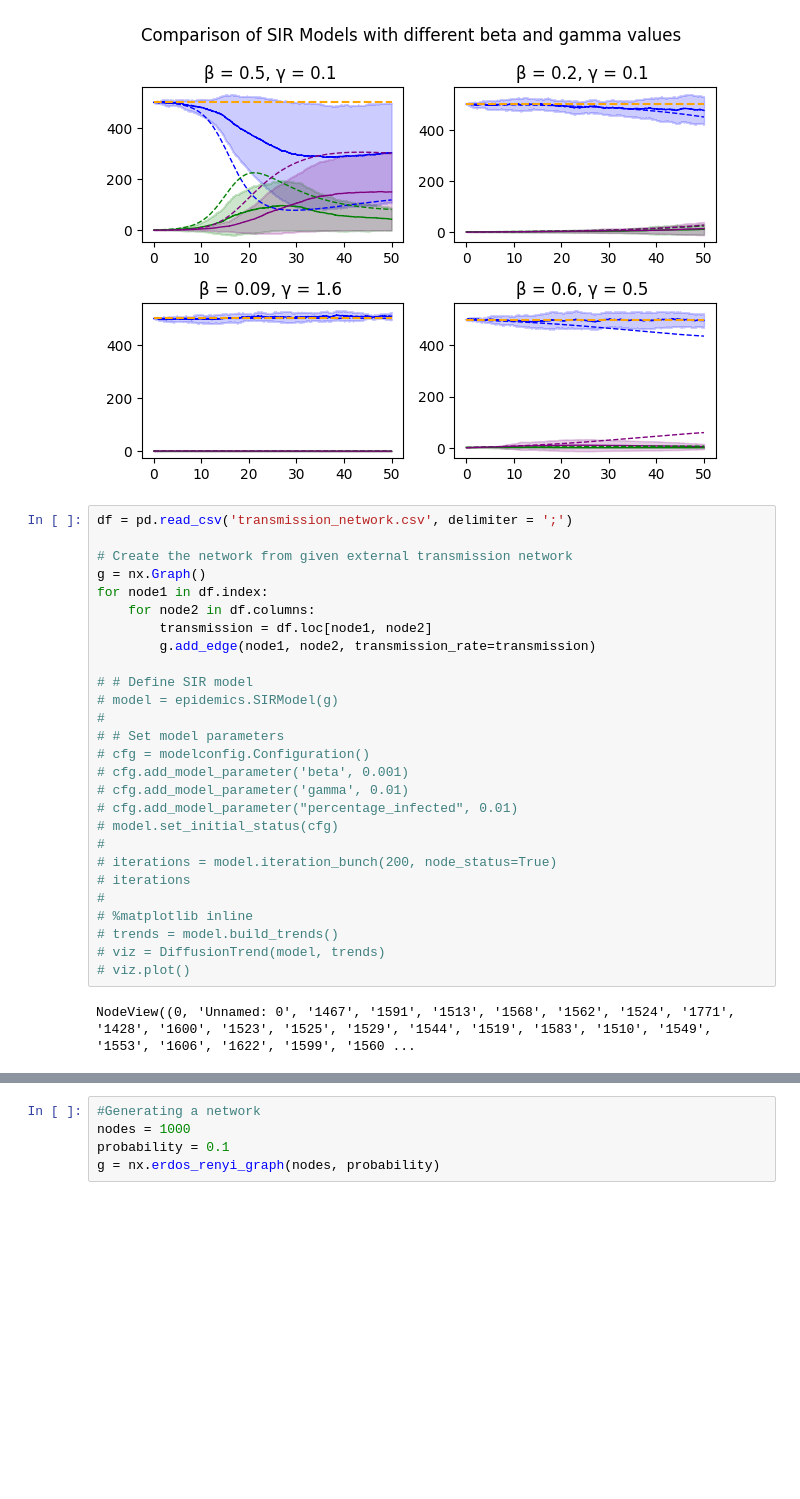
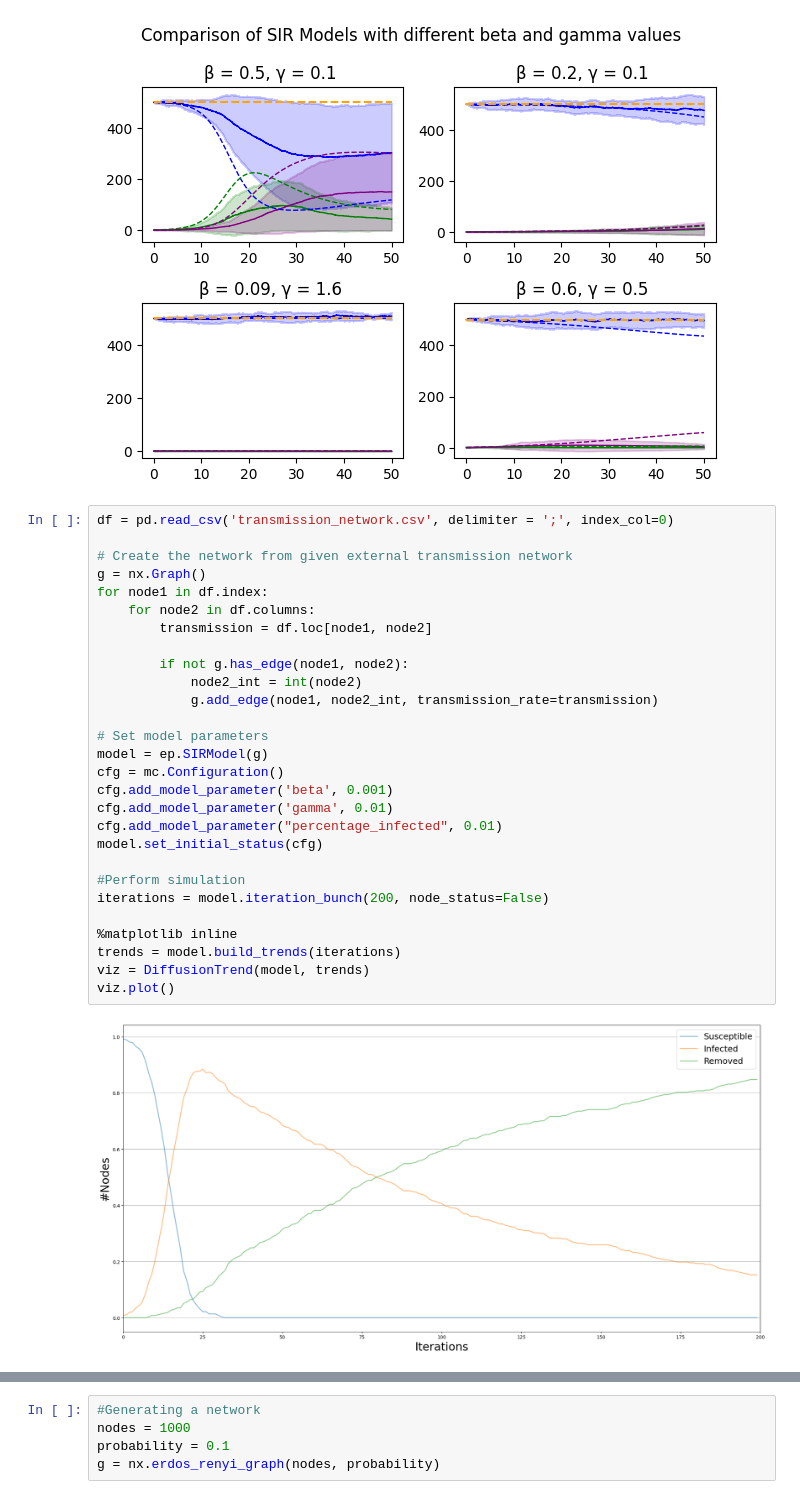
Before and after one commit to JTimmr/CS_Assignment_2, a Jupyter notebook: main.ipynb, the cells around one changed output, grey strips where cells are left out. Cells and saved outputs as stored; diff of their text form; blank space fills up the shorter version.

Commit message:
update external network read-in

```diff
--- a/main.ipynb
+++ b/main.ipynb
@@ -544,31 +544,32 @@ plt.show()
 # %% [output]
 [figure]
 # %%
-df = pd.read_csv('transmission_network.csv', delimiter = ';')
+df = pd.read_csv('transmission_network.csv', delimiter = ';', index_col=0)
 
 # Create the network from given external transmission network
 g = nx.Graph()
 for node1 in df.index:
     for node2 in df.columns:
         transmission = df.loc[node1, node2]
-        g.add_edge(node1, node2, transmission_rate=transmission)
 
-# # Define SIR model
-# model = epidemics.SIRModel(g)
-#
-# # Set model parameters
-# cfg = modelconfig.Configuration()
-# cfg.add_model_parameter('beta', 0.001)
-# cfg.add_model_parameter('gamma', 0.01)
-# cfg.add_model_parameter("percentage_infected", 0.01)
-# model.set_initial_status(cfg)
-#
-# iterations = model.iteration_bunch(200, node_status=True)
-# iterations
-#
-# %matplotlib inline
-# trends = model.build_trends()
-# viz = DiffusionTrend(model, trends)
-# viz.plot()
+        if not g.has_edge(node1, node2):
+            node2_int = int(node2)
+            g.add_edge(node1, node2_int, transmission_rate=transmission)
+
+# Set model parameters
+model = ep.SIRModel(g)
+cfg = mc.Configuration()
+cfg.add_model_parameter('beta', 0.001)
+cfg.add_model_parameter('gamma', 0.01)
+cfg.add_model_parameter("percentage_infected", 0.01)
+model.set_initial_status(cfg)
+
+#Perform simulation
+iterations = model.iteration_bunch(200, node_status=False)
+
+%matplotlib inline
+trends = model.build_trends(iterations)
+viz = DiffusionTrend(model, trends)
+viz.plot()
 # %% [output]
-NodeView((0, 'Unnamed: 0', '1467', '1591', '1513', '1568', '1562', '1524', '1771', '1428', '1600', '1523', '1525', '1529', '1544', '1519', '1583', '1510', '1549', '1553', '1606', '1622', '1599', '1560 ...
+[figure, added]
```
Also changed, not shown: parts of 2 cells of this notebook.
